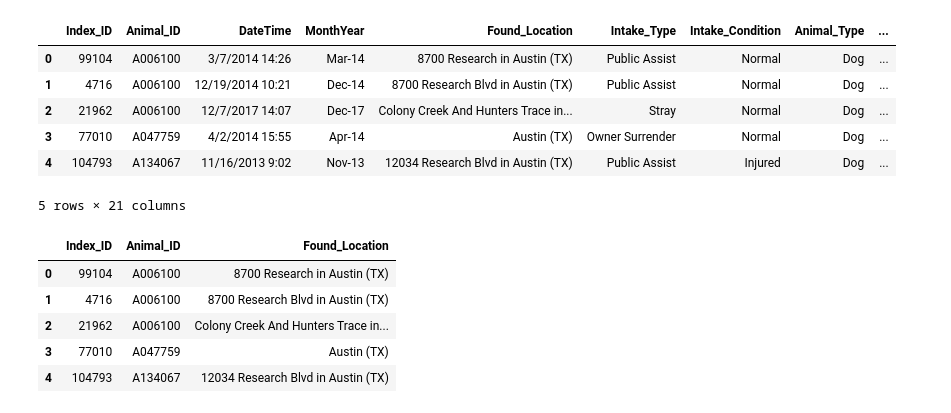
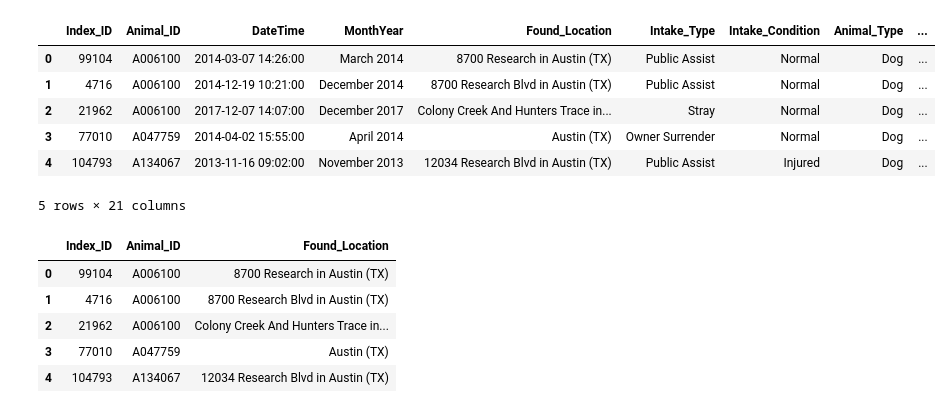
Before and after one commit to CorinneBean/Project_A_Team, a Jupyter notebook: Notebooks/Geocoding/Jupyter Notebooks/Clean_addresses_geocoding.ipynb, the cells around one changed output. Cells and saved outputs as stored; diff of their text form; code cells hidden in the pictures.

```diff
--- a/Notebooks/Geocoding/Jupyter Notebooks/Clean_addresses_geocoding.ipynb
+++ b/Notebooks/Geocoding/Jupyter Notebooks/Clean_addresses_geocoding.ipynb
@@ -1,15 +1,15 @@
 # %%
 import pandas as pd
 # %%
-df = pd.read_csv('../../../../Data Files/AAC_Intake_etl.csv')
+df = pd.read_csv('../../../Resources/AAC_Intake_etl.csv')
 df.head(5)
 # %% [output]
 |  | Index_ID | Animal_ID | DateTime | MonthYear | Found_Location | Intake_Type | Intake_Condition | Animal_Type | ... |
-| 0 | 99104 | A006100 | 3/7/2014 14:26 | Mar-14 | 8700 Research in Austin (TX) | Public Assist | Normal | Dog | ... |
-| 1 | 4716 | A006100 | 12/19/2014 10:21 | Dec-14 | 8700 Research Blvd in Austin (TX) | Public Assist | Normal | Dog | ... |
-| 2 | 21962 | A006100 | 12/7/2017 14:07 | Dec-17 | Colony Creek And Hunters Trace in... | Stray | Normal | Dog | ... |
-| 3 | 77010 | A047759 | 4/2/2014 15:55 | Apr-14 | Austin (TX) | Owner Surrender | Normal | Dog | ... |
-| 4 | 104793 | A134067 | 11/16/2013 9:02 | Nov-13 | 12034 Research Blvd in Austin (TX) | Public Assist | Injured | Dog | ... |
+| 0 | 99104 | A006100 | 2014-03-07 14:26:00 | March 2014 | 8700 Research in Austin (TX) | Public Assist | Normal | Dog | ... |
+| 1 | 4716 | A006100 | 2014-12-19 10:21:00 | December 2014 | 8700 Research Blvd in Austin (TX) | Public Assist | Normal | Dog | ... |
+| 2 | 21962 | A006100 | 2017-12-07 14:07:00 | December 2017 | Colony Creek And Hunters Trace in... | Stray | Normal | Dog | ... |
+| 3 | 77010 | A047759 | 2014-04-02 15:55:00 | April 2014 | Austin (TX) | Owner Surrender | Normal | Dog | ... |
+| 4 | 104793 | A134067 | 2013-11-16 09:02:00 | November 2013 | 12034 Research Blvd in Austin (TX) | Public Assist | Injured | Dog | ... |
 5 rows × 21 columns
 # %%
 location_df = df[['Index_ID','Animal_ID','Found_Location']]
```
Also changed, not shown: parts of 8 cells of this notebook, 19 other files.
